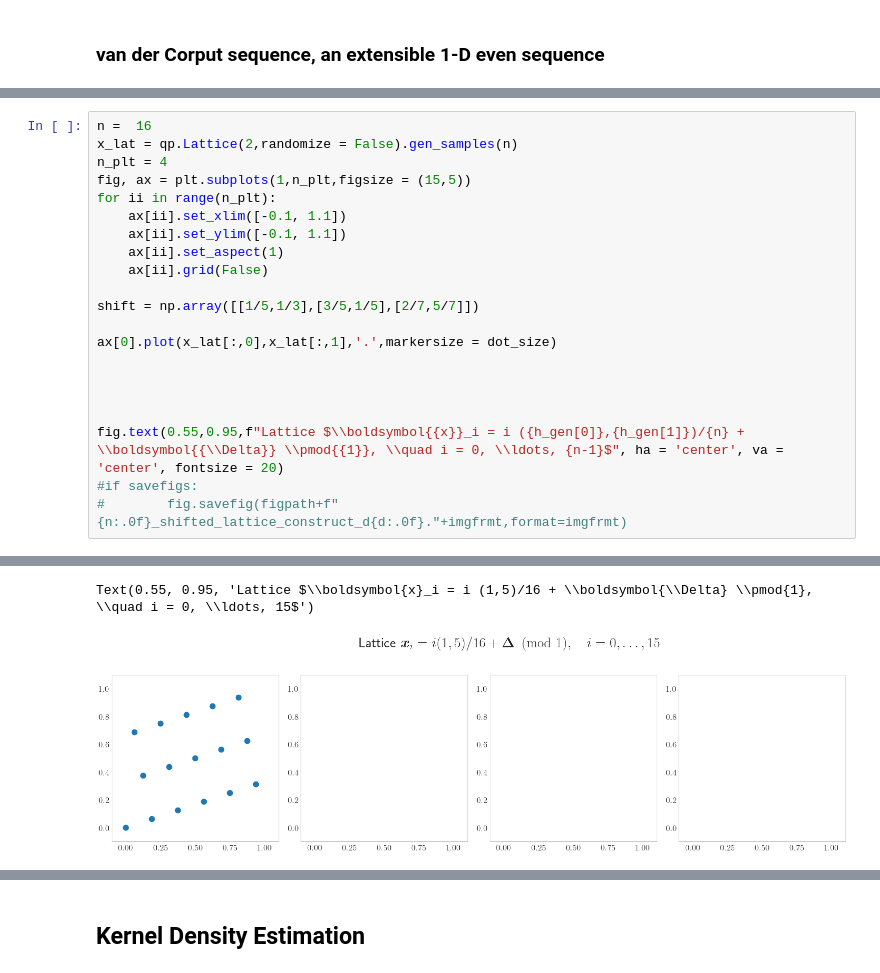
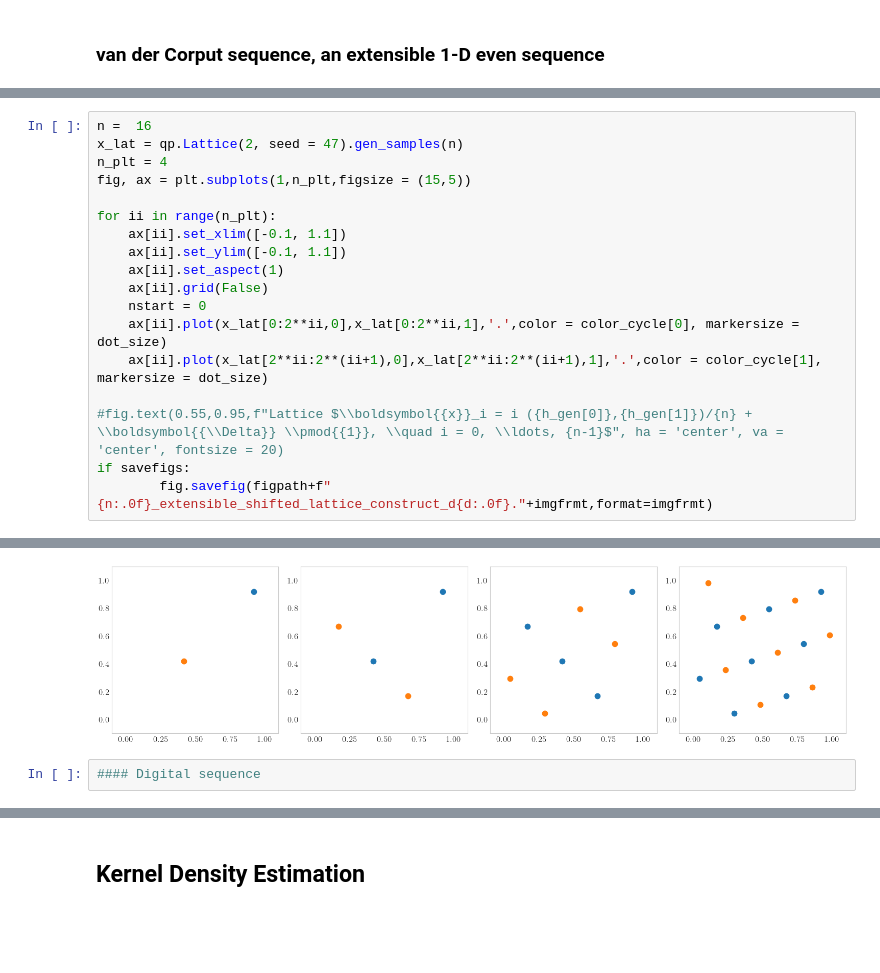
Before and after one commit to QMCSoftware/QMCSoftware, a Jupyter notebook: demos/talk_paper_demos/MCQMC2024Tutorial/MCQMC2024Tutorial.ipynb, the cells around one changed output, grey strips where cells are left out. Drawn from its saved outputs; the diff is of its cells as text; blank space fills up the shorter version.

```diff
--- a/demos/talk_paper_demos/MCQMC2024Tutorial/MCQMC2024Tutorial.ipynb
+++ b/demos/talk_paper_demos/MCQMC2024Tutorial/MCQMC2024Tutorial.ipynb
@@ -318,23 +285,20 @@ $$
 $$
 # %%
 n =  16
-x_lat = qp.Lattice(2,randomize = False).gen_samples(n)
+x_lat = qp.Lattice(2, seed = 47).gen_samples(n)
 n_plt = 4
 fig, ax = plt.subplots(1,n_plt,figsize = (15,5))
+
 for ii in range(n_plt):
     ax[ii].set_xlim([-0.1, 1.1])
     ax[ii].set_ylim([-0.1, 1.1])
     ax[ii].set_aspect(1)
     ax[ii].grid(False)
+    nstart = 0
+    ax[ii].plot(x_lat[0:2**ii,0],x_lat[0:2**ii,1],'.',color = color_cycle[0], markersize = dot_size)
+    ax[ii].plot(x_lat[2**ii:2**(ii+1),0],x_lat[2**ii:2**(ii+1),1],'.',color = color_cycle[1], markersize = dot_size)
 
-shift = np.array([[1/5,1/3],[3/5,1/5],[2/7,5/7]])
-
-ax[0].plot(x_lat[:,0],x_lat[:,1],'.',markersize = dot_size)
-
-
-
-
-fig.text(0.55,0.95,f"Lattice $\\boldsymbol{{x}}_i = i ({h_gen[0]},{h_gen[1]})/{n} + \\boldsymbol{{\\Delta}} \\pmod{{1}}, \\quad i = 0, \\ldots, {n-1}$", ha = 'center', va = 'center', fontsize = 20)
-#if savefigs:
-#        fig.savefig(figpath+f"{n:.0f}_shifted_lattice_construct_d{d:.0f}."+imgfrmt,format=imgfrmt)
+#fig.text(0.55,0.95,f"Lattice $\\boldsymbol{{x}}_i = i ({h_gen[0]},{h_gen[1]})/{n} + \\boldsymbol{{\\Delta}} \\pmod{{1}}, \\quad i = 0, \\ldots, {n-1}$", ha = 'center', va = 'center', fontsize = 20)
+if savefigs:
+        fig.savefig(figpath+f"{n:.0f}_extensible_shifted_lattice_construct_d{d:.0f}."+imgfrmt,format=imgfrmt)
 # %% [output]
@@ -343,2 +305,3 @@ fig.text(0.55,0.95,f"Lattice $\\boldsymbol{{x}}_i = i ({h_gen[0]},{h_gen[1]})/{n
-Text(0.55, 0.95, 'Lattice $\\boldsymbol{x}_i = i (1,5)/16 + \\boldsymbol{\\Delta} \\pmod{1}, \\quad i = 0, \\ldots, 15$')
-[figure, old version]
+[figure, new version]
+# %%
+#### Digital sequence
```
Also changed, not shown: parts of 11 cells of this notebook.
